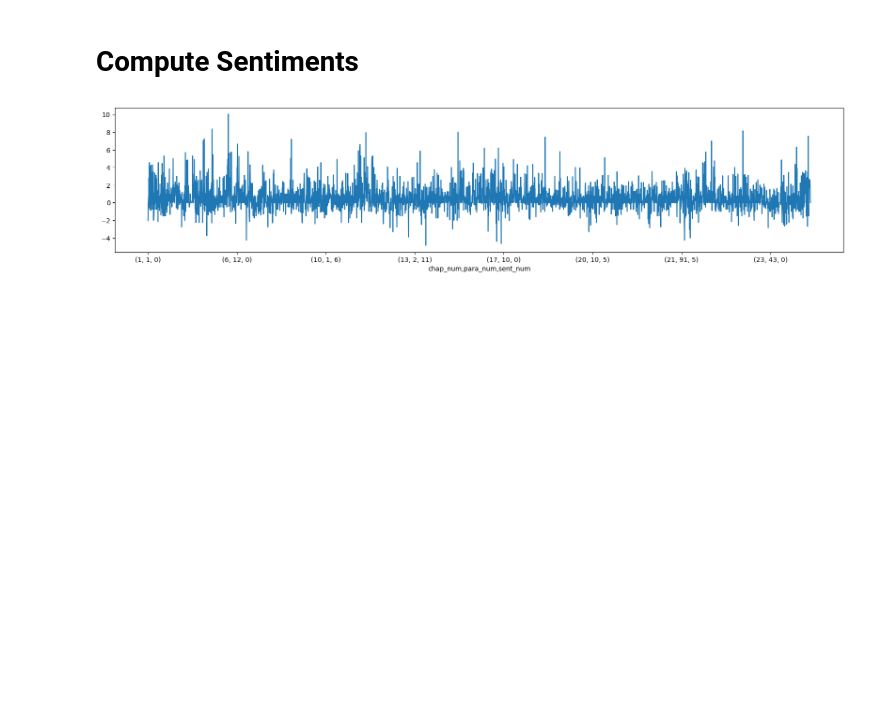
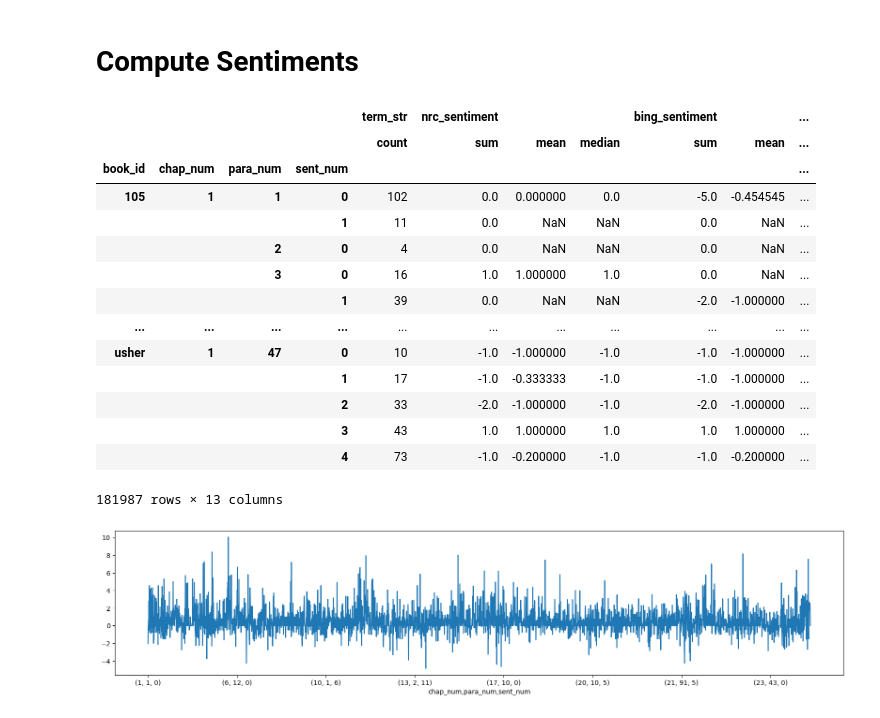
Before and after one commit to ontoligent/DS5001-2023-01-R, a Jupyter notebook: lessons/M11_Narrative/M11_01_ExportBooksWithSentiment.ipynb, the cells around one changed output. Cells and saved outputs as stored; diff of their text form; code cells hidden in the pictures; blank space fills up the shorter version.

```diff
--- a/lessons/M11_Narrative/M12_01_ExportBooksWithSentiment.ipynb
+++ b/lessons/M11_Narrative/M11_01_ExportBooksWithSentiment.ipynb
@@ -229,6 +229,24 @@ def get_sentiments(bag:int = 3):
 SENTS = get_sentiments(4)
 PARAS = get_sentiments(3)
 CHAPS = get_sentiments(2)
+# %%
+SENTS
+# %% [output]
+|  |  |  |  | term_str | nrc_sentiment |  |  | bing_sentiment |  | ... |
+|  |  |  |  | count | sum | mean | median | sum | mean | ... |
+| book_id | chap_num | para_num | sent_num |  |  |  |  |  |  | ... |
+| 105 | 1 | 1 | 0 | 102 | 0.0 | 0.000000 | 0.0 | -5.0 | -0.454545 | ... |
+|  |  |  | 1 | 11 | 0.0 | NaN | NaN | 0.0 | NaN | ... |
+|  |  | 2 | 0 | 4 | 0.0 | NaN | NaN | 0.0 | NaN | ... |
+|  |  | 3 | 0 | 16 | 1.0 | 1.000000 | 1.0 | 0.0 | NaN | ... |
+|  |  |  | 1 | 39 | 0.0 | NaN | NaN | -2.0 | -1.000000 | ... |
+| ... | ... | ... | ... | ... | ... | ... | ... | ... | ... | ... |
+| usher | 1 | 47 | 0 | 10 | -1.0 | -1.000000 | -1.0 | -1.0 | -1.000000 | ... |
+|  |  |  | 1 | 17 | -1.0 | -0.333333 | -1.0 | -1.0 | -1.000000 | ... |
+|  |  |  | 2 | 33 | -2.0 | -1.000000 | -1.0 | -2.0 | -1.000000 | ... |
+|  |  |  | 3 | 43 | 1.0 | 1.000000 | 1.0 | 1.0 | 1.000000 | ... |
+|  |  |  | 4 | 73 | -1.0 | -0.200000 | -1.0 | -1.0 | -0.200000 | ... |
+181987 rows × 13 columns
 # %%
 SENTS.loc[105].syu_sentiment['sum'].plot(figsize=(20,4));
 # %% [output]
```
Also changed, not shown: 5 other files.
